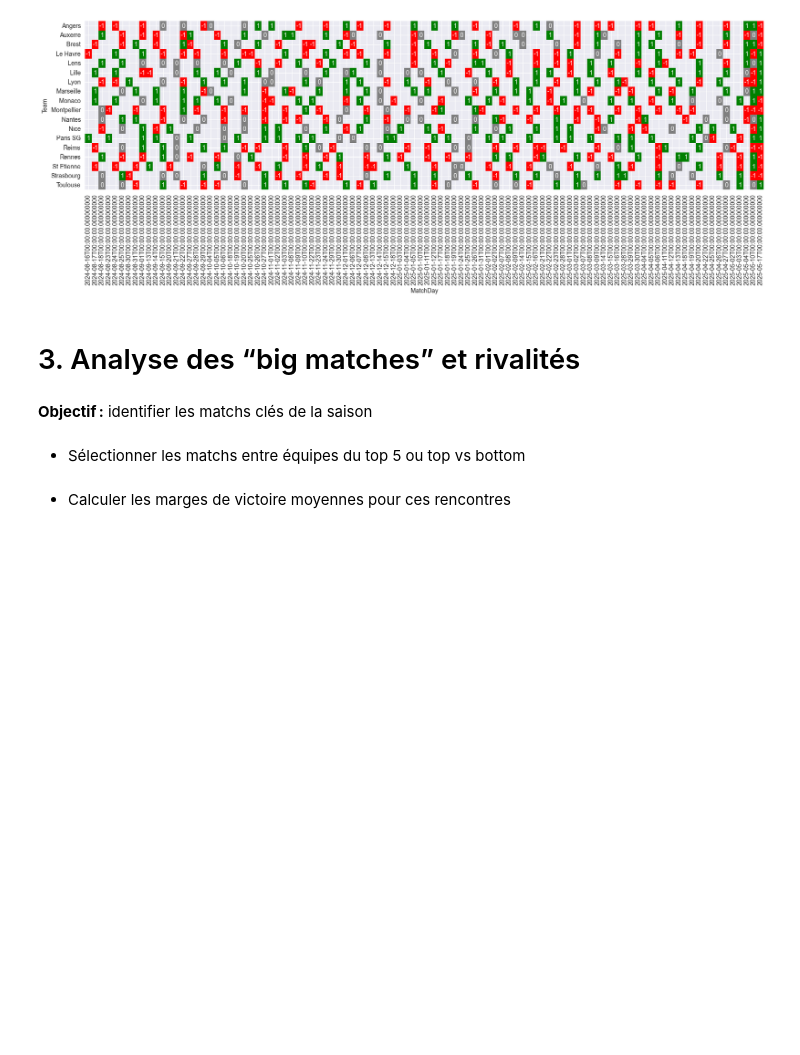
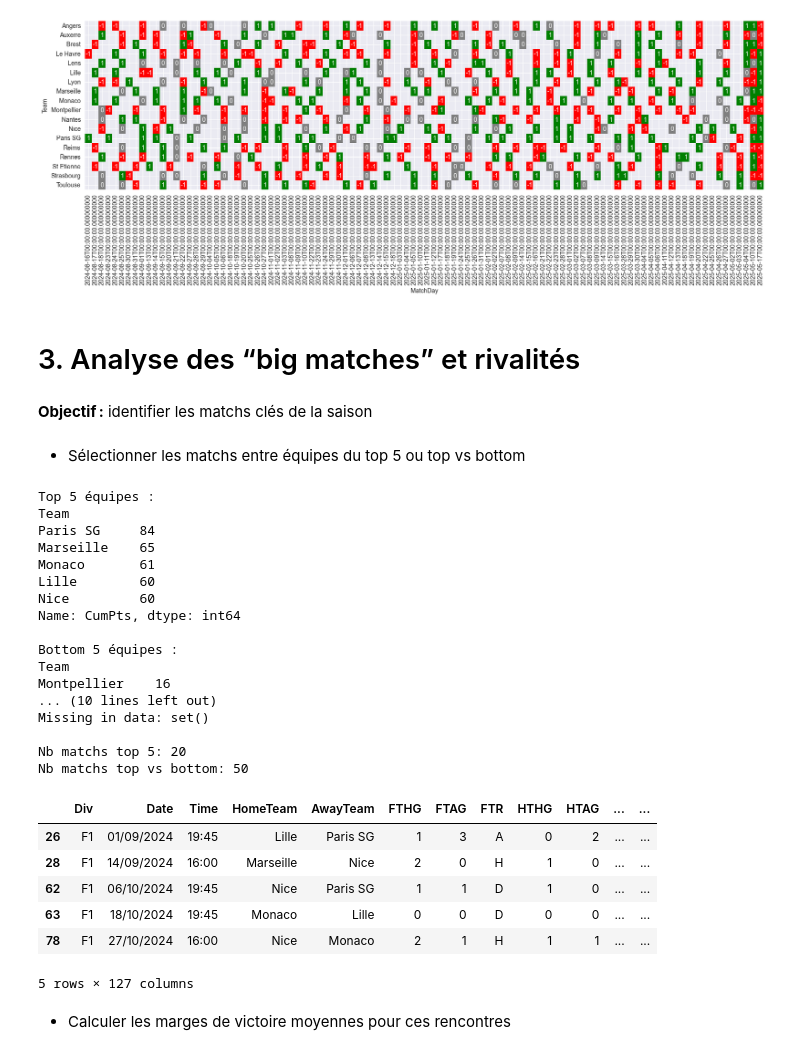
Before and after one commit to VMY7/ligue1-eda-python-24-25, a Jupyter notebook: ligue1-eda-python-24-25.ipynb, the cells around one changed output. Drawn from its saved outputs; the diff is of its cells as text; code cells hidden in the pictures; blank space fills up the shorter version.

```diff
--- a/ligue1-eda-python-24-25.ipynb
+++ b/ligue1-eda-python-24-25.ipynb
@@ -253,5 +253,61 @@ plt.show()
 **Objectif :** identifier les matchs clés de la saison
 # %% [markdown]
 - Sélectionner les matchs entre équipes du top 5 ou top vs bottom
+# %%
+# Définir le top 5 et le bottom
+print("Top 5 équipes :")
+print(dfAll.groupby("Team")["CumPts"].max().nlargest(5))
+
+print("\nBottom 5 équipes :")
+print(dfAll.groupby("Team")["CumPts"].max().nsmallest(5))
+
+# Isoler les équipes top et bottom
+top_teams = dfAll.groupby("Team")["CumPts"].max().nlargest(5).index.tolist()
+bottom_teams = dfAll.groupby("Team")["CumPts"].max().nsmallest(5).index.tolist()
+
+# Filtrer les matchs dans le DataFrame principal
+matchs_top_5 = df[
+    (df["HomeTeam"].isin(top_teams)) & (df["AwayTeam"].isin(top_teams))
+]
+
+matchs_top_vs_bottom = df[
+    ((df["HomeTeam"].isin(top_teams)) & (df["AwayTeam"].isin(bottom_teams))) |
+    ((df["AwayTeam"].isin(top_teams)) & (df["HomeTeam"].isin(bottom_teams)))
+]
+
+print("\nTop names:", top_teams)
+print("Exemples HomeTeam uniques:", df["HomeTeam"].unique()[:20])
+
+# voir s'il y a des noms du top qui ne sont pas dans df['HomeTeam']
+print("Missing in data:", set(top_teams) - set(df["HomeTeam"].unique()))
+
+print("\nNb matchs top 5:", len(matchs_top_5))
+print("Nb matchs top vs bottom:", len(matchs_top_vs_bottom))
+matchs_top_5.head()
+# %% [output]
+Top 5 équipes :
+Team
+Paris SG     84
+Marseille    65
+Monaco       61
+Lille        60
+Nice         60
+Name: CumPts, dtype: int64
+
+Bottom 5 équipes :
+Team
+Montpellier    16
+... (10 lines left out)
+Missing in data: set()
+
+Nb matchs top 5: 20
+Nb matchs top vs bottom: 50
+|  | Div | Date | Time | HomeTeam | AwayTeam | FTHG | FTAG | FTR | HTHG | HTAG | ... | ... |
+| 26 | F1 | 01/09/2024 | 19:45 | Lille | Paris SG | 1 | 3 | A | 0 | 2 | ... | ... |
+| 28 | F1 | 14/09/2024 | 16:00 | Marseille | Nice | 2 | 0 | H | 1 | 0 | ... | ... |
+| 62 | F1 | 06/10/2024 | 19:45 | Nice | Paris SG | 1 | 1 | D | 1 | 0 | ... | ... |
+| 63 | F1 | 18/10/2024 | 19:45 | Monaco | Lille | 0 | 0 | D | 0 | 0 | ... | ... |
+| 78 | F1 | 27/10/2024 | 16:00 | Nice | Monaco | 2 | 1 | H | 1 | 1 | ... | ... |
+5 rows × 127 columns
 # %% [markdown]
 - Calculer les marges de victoire moyennes pour ces rencontres
```
Also changed, not shown: parts of 5 cells of this notebook.
